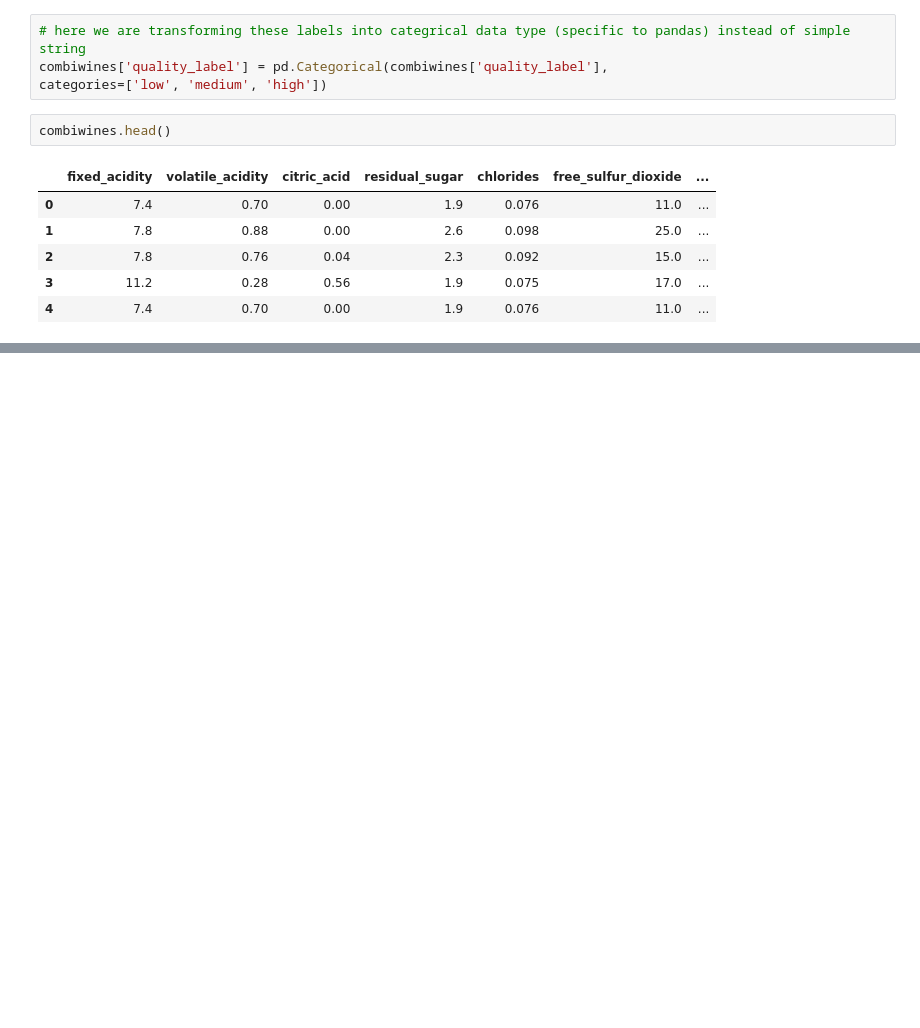
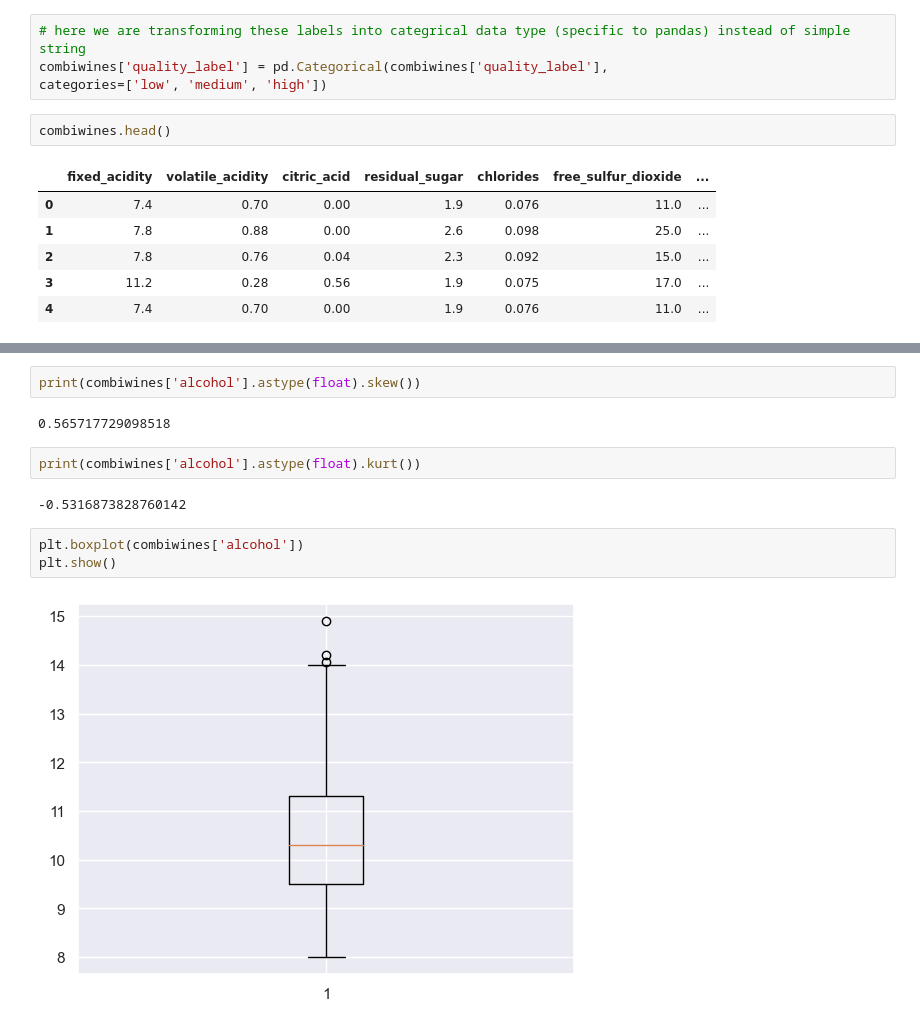
Before and after one commit to cdb8675309/-mod1-project2-Sprint-3, a Jupyter notebook: Sprint_3.ipynb, the cells around one changed output, grey strips where cells are left out. Saved outputs shown, nothing was run; the diff lists cells and outputs as text; blank space fills up the shorter version.

```diff
--- a/Sprint_3.ipynb
+++ b/Sprint_3.ipynb
@@ -164,0 +220,13 @@ combiwines.head()
+# %%
+print(combiwines['alcohol'].astype(float).skew())
+# %% [output]
+0.565717729098518
+# %%
+print(combiwines['alcohol'].astype(float).kurt())
+# %% [output]
+-0.5316873828760142
+# %%
+plt.boxplot(combiwines['alcohol'])
+plt.show()
+# %% [output]
+[figure, added]
```
Also changed, not shown: parts of 8 cells of this notebook, 1 other file.
